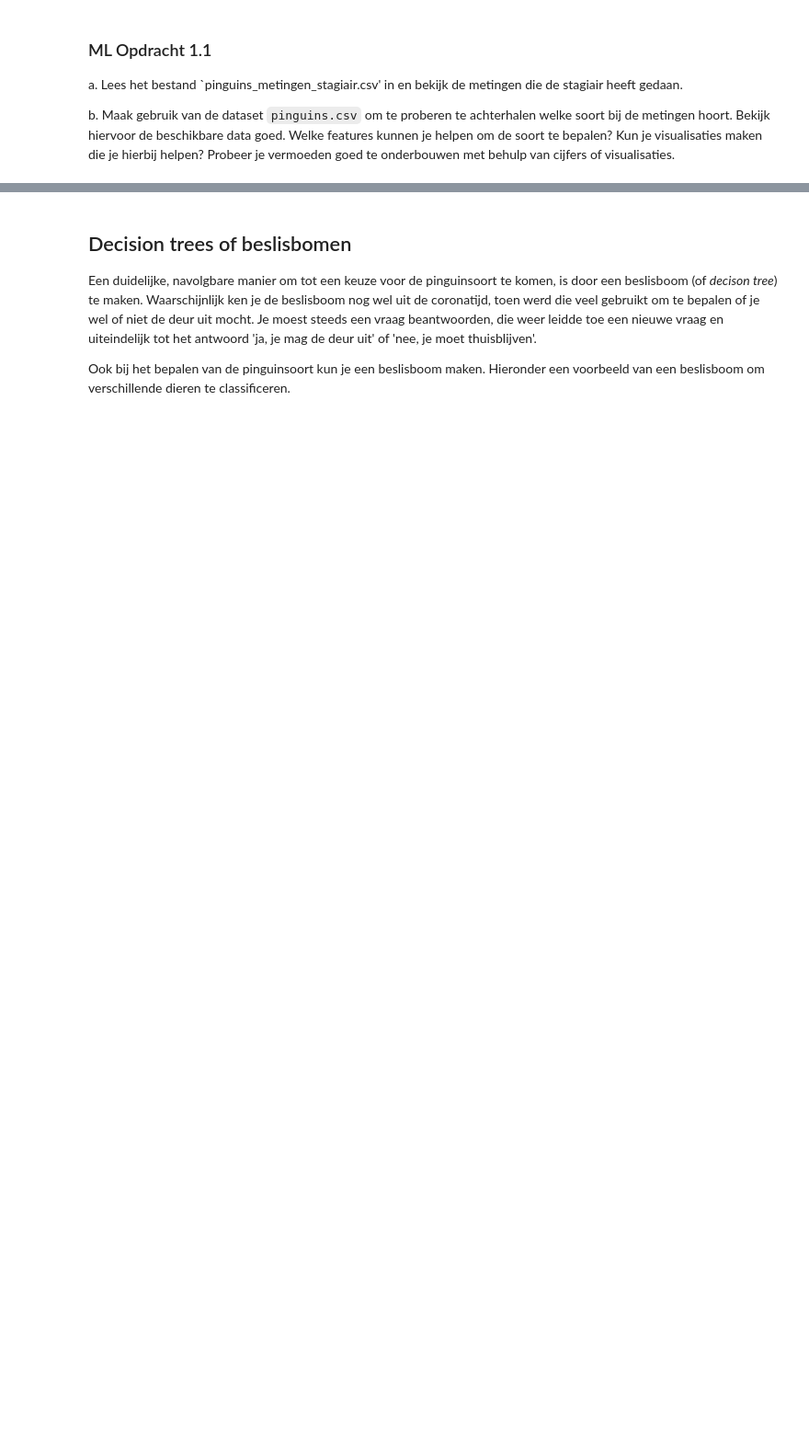
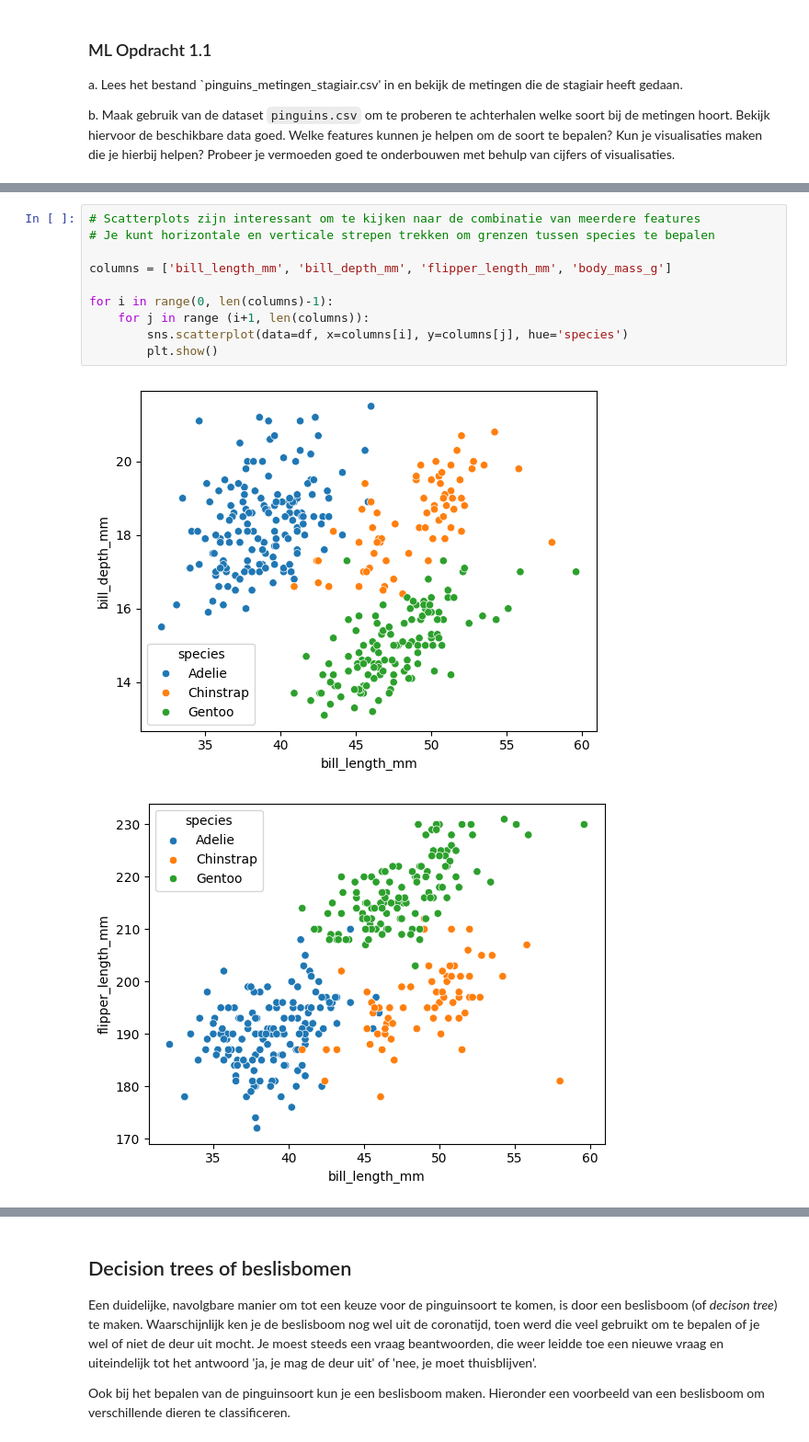
Before and after one commit to melatr/S3_AI_lesmateriaal, a Jupyter notebook: MachineLearning/machine_learning_les1.ipynb, the cells around one changed output, grey strips where cells are left out. Shown: that part at 92% size. Saved outputs shown, nothing was run; the diff lists cells and outputs as text; blank space fills up the shorter version.

```diff
--- a/MachineLearning/machine_learning_les1.ipynb
+++ b/MachineLearning/machine_learning_les1.ipynb
@@ -29,0 +54,13 @@ pd.read_csv('../databronnen/pinguins_metingen_stagiair.csv')
+# %%
+# Scatterplots zijn interessant om te kijken naar de combinatie van meerdere features
+# Je kunt horizontale en verticale strepen trekken om grenzen tussen species te bepalen
+
+columns = ['bill_length_mm', 'bill_depth_mm', 'flipper_length_mm', 'body_mass_g']
+
+for i in range(0, len(columns)-1):
+    for j in range (i+1, len(columns)):
+        sns.scatterplot(data=df, x=columns[i], y=columns[j], hue='species')
+        plt.show()
+# %% [output]
+[figure, added]
+[figure, added]
```
Also changed, not shown: parts of 26 cells of this notebook.
